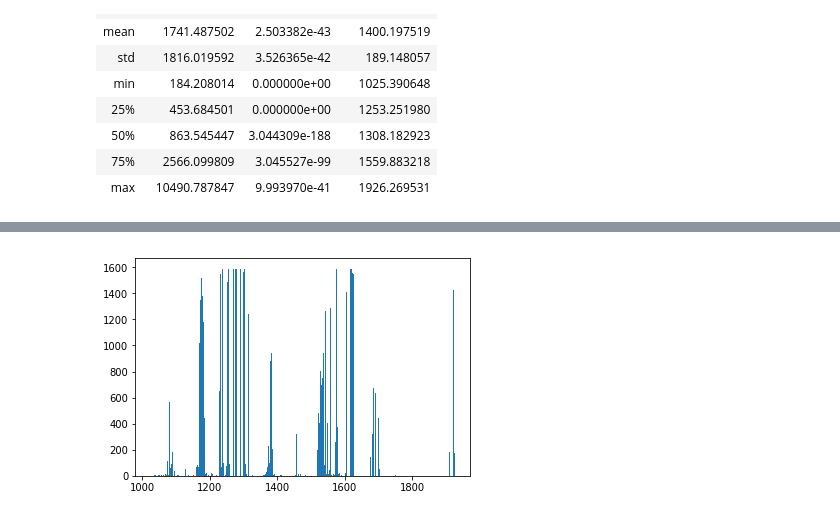
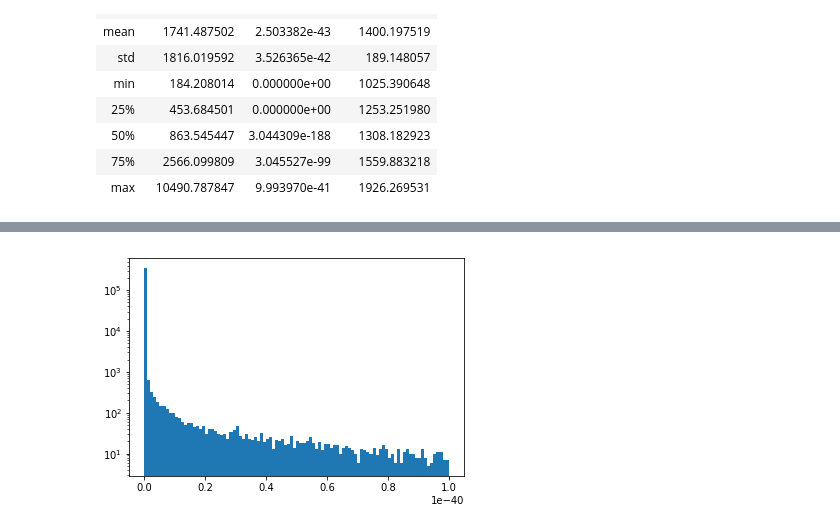
Before and after one commit to FX196/SETI-Energy-Detection, a Jupyter notebook: Result Visualization.ipynb, the cells around one changed output, grey strips where cells are left out. Cells and saved outputs as stored; diff of their text form; code cells hidden in the pictures.

```diff
--- a/Result Visualization.ipynb
+++ b/Result Visualization.ipynb
@@ -56,4 +82,6 @@ p_vals = df["pvalue"]
 # %%
-n, bins, patches = plt.hist(filtered_freqs, bins=2000)
+plt.figure()
+plt.yscale("log")
+n, bins, patches = plt.hist(p_vals, bins=100)
 # %% [output]
-[figure, old version]
+[figure, new version]
```
Also changed, not shown: parts of 5 cells of this notebook, 2 other files.
